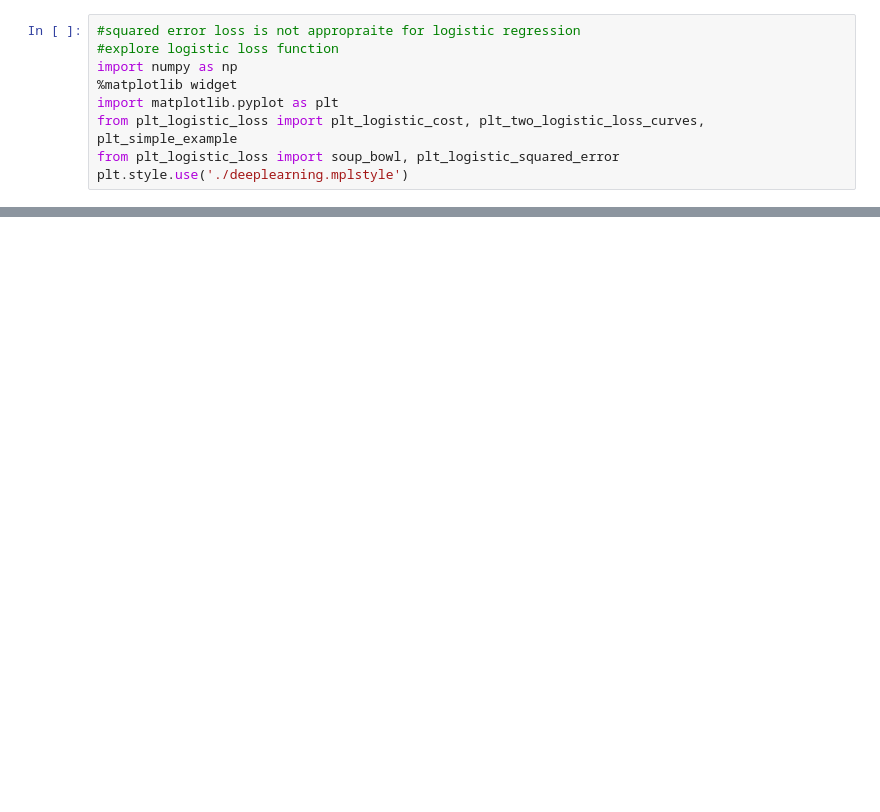
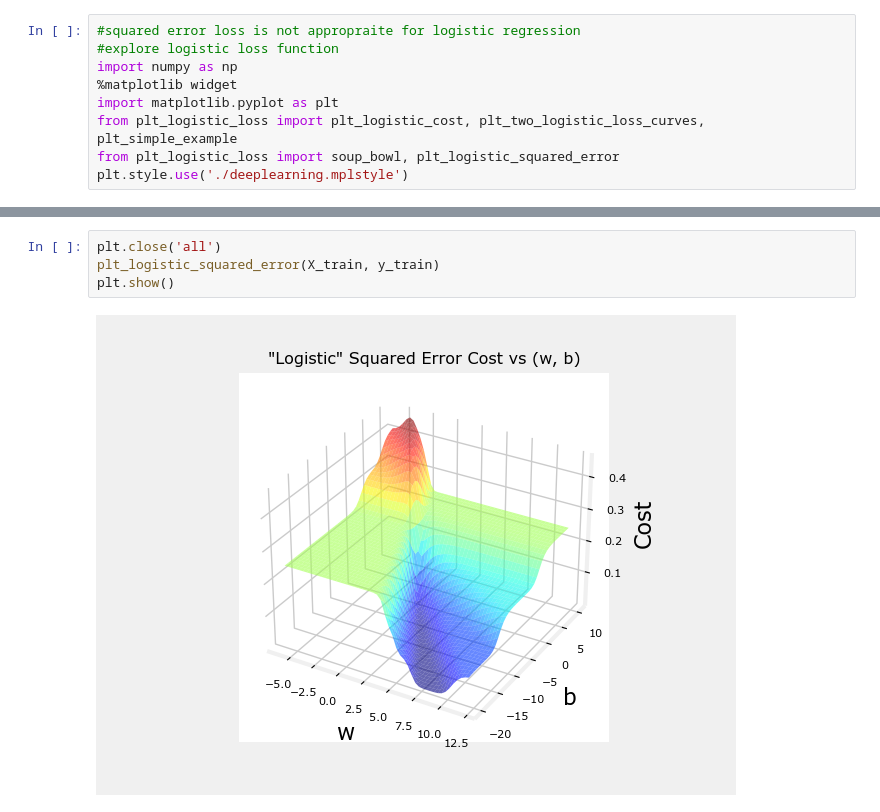
Before and after one commit to amansingh202/python_learning, a Jupyter notebook: Week3_lab04_logisticLoss.ipynb, the cells around one changed output, grey strips where cells are left out. Drawn from its saved outputs; the diff is of its cells as text; blank space fills up the shorter version.

```diff
--- a/Week3_lab04_logisticLoss.ipynb
+++ b/Week3_lab04_logisticLoss.ipynb
@@ -13,0 +21,6 @@ soup_bowl()
+# %%
+plt.close('all')
+plt_logistic_squared_error(X_train, y_train)
+plt.show()
+# %% [output]
+[figure, added]
```
Also changed, not shown: parts of 3 cells of this notebook.
